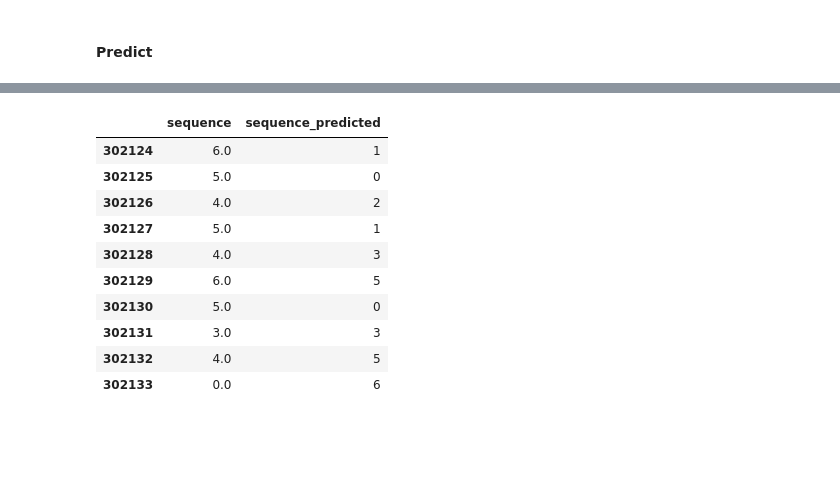
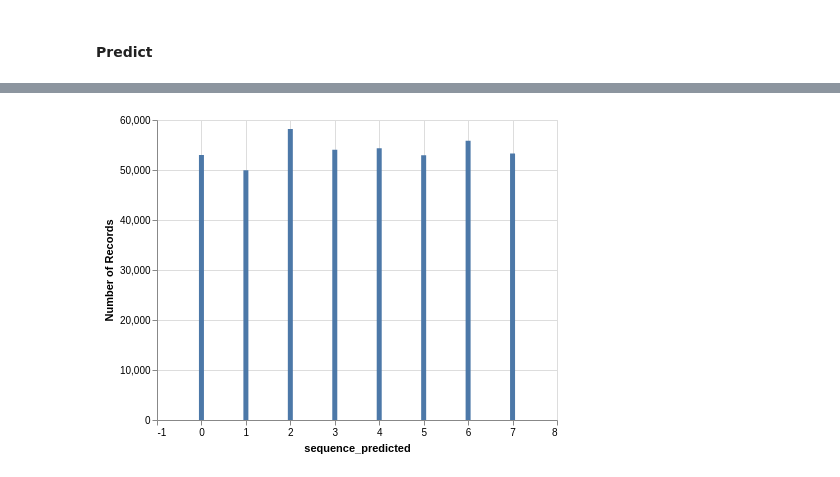
Before and after one commit to wamsiv/nasa-genelab-workshop, a Jupyter notebook: notebooks/Bioinformatics-Genelab.ipynb, the cells around one changed output, grey strips where cells are left out. Saved outputs shown, nothing was run; the diff lists cells and outputs as text; code cells hidden in the pictures; blank space fills up the shorter version.

```diff
--- a/notebooks/Bioinformatics-Genelab.ipynb
+++ b/notebooks/Bioinformatics-Genelab.ipynb
@@ -55,7 +53,7 @@ Wall time: 5.95 s
 # %%
 target = 'sequence'
 columns = '''mouse, aa_junction, frequency'''
-columns_str = '''mouse,sequence,aa_junction'''
+columns_str = '''sequence,aa_junction'''
 print('Number of features: %d'%(len((columns).split(','))))
 
 query_select = '''Select {}, rowid as mapid, {} from {}'''.format(target, columns, table)
@@ -288,16 +322,12 @@ Wall time: 23.6 ms
-# %%
-df_test['sequence_predicted'] = labels
-df1 = df_test.to_pandas()[['sequence','sequence_predicted']]
-df1.head(10)
-# %% [output]
-|  | sequence | sequence_predicted |
-| 302124 | 6.0 | 1 |
-| 302125 | 5.0 | 0 |
-| 302126 | 4.0 | 2 |
-| 302127 | 5.0 | 1 |
-| 302128 | 4.0 | 3 |
-| 302129 | 6.0 | 5 |
-| 302130 | 5.0 | 0 |
-| 302131 | 3.0 | 3 |
-| 302132 | 4.0 | 5 |
-| 302133 | 0.0 | 6 |
+# %%
+df['sequence_predicted'] = km.labels_
+df1 = df.to_pandas()[['sequence_predicted']]
+# %%
+alt.data_transformers.enable('json')
+alt.renderers.enable('default')
+mat = alt.Chart(df1).mark_bar().encode(
+        alt.X("sequence_predicted"),
+        alt.Y("count()"))
+mat
+# %% [output]
+[figure, added]
```
Also changed, not shown: parts of 36 cells of this notebook.
